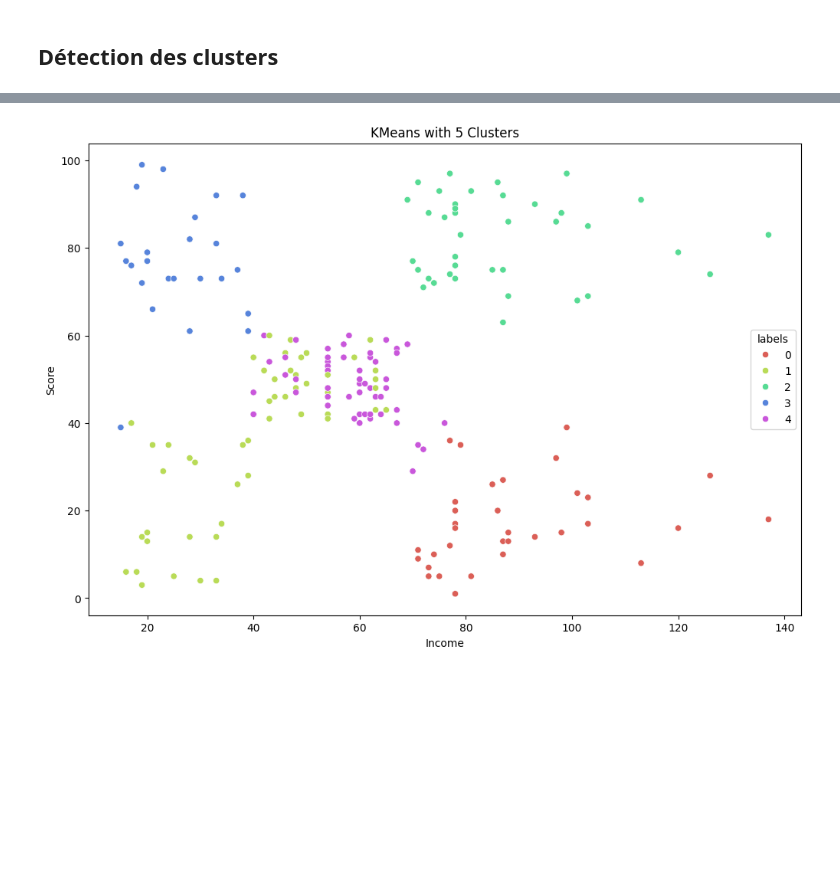
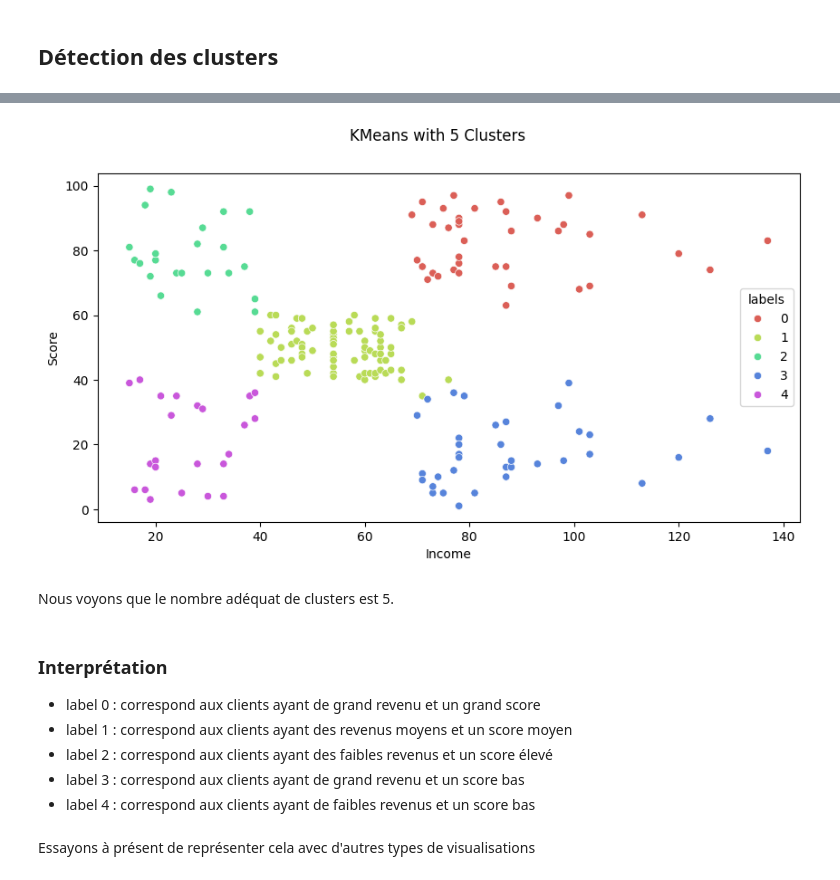
Before and after one commit to Sendy69/customer_segmentation, a Jupyter notebook: main.ipynb, the cells around one changed output, grey strips where cells are left out. Drawn from its saved outputs; the diff is of its cells as text; code cells hidden in the pictures; blank space fills up the shorter version.

Commit message:
updating of clustering

```diff
--- a/main.ipynb
+++ b/main.ipynb
@@ -100,0 +94,9 @@ Suivant la technique de l'Elbow method, nous pouvons dire que la valeur 5 peut
+# %%
+#clusters = 3
+km3 = KMeans(n_clusters=3).fit(X)
+X["labels"] = km3.labels_
+plt.figure(figsize=(12, 8))
+sns.scatterplot(x=X["Income"], y=X["Score"], hue=X["labels"], palette=sns.color_palette('hls', 3))
+plt.suptitle('KMeans for 3 clusters')
+
+plt.show()
@@ -101,11 +105,22 @@ Suivant la technique de l'Elbow method, nous pouvons dire que la valeur 5 peut
 # %%
 km5 = KMeans(n_clusters = 5).fit(X)
 
-X["labels"] = km5.labels_
-plt.figure(figsize=(12, 8))
+X["labels"] = km5.predict(X)
+plt.figure(figsize=(10, 5))
 sns.scatterplot(x=X["Income"], y=X["Score"], hue=X["labels"], palette=sns.color_palette('hls', 5))
 
-plt.title('KMeans with 5 Clusters')
+plt.suptitle('KMeans with 5 Clusters')
 plt.show()
 # %% [output]
-[figure, old version]
+[figure, new version]
+# %% [markdown]
+Nous voyons que le nombre adéquat de clusters est 5.
+# %% [markdown]
+### Interprétation
+- label 0 : correspond aux clients ayant de grand revenu et un grand score
+- label 1 : correspond aux clients ayant des revenus moyens et un score moyen
+- label 2 : correspond aux clients ayant des faibles revenus et un score élevé
+- label 3 : correspond aux clients ayant de grand revenu et un score bas
+- label 4 : correspond aux clients ayant de faibles revenus et un score bas
+# %% [markdown]
+Essayons à présent de représenter cela avec d'autres types de visualisations
```
Also changed, not shown: parts of 5 cells of this notebook.
